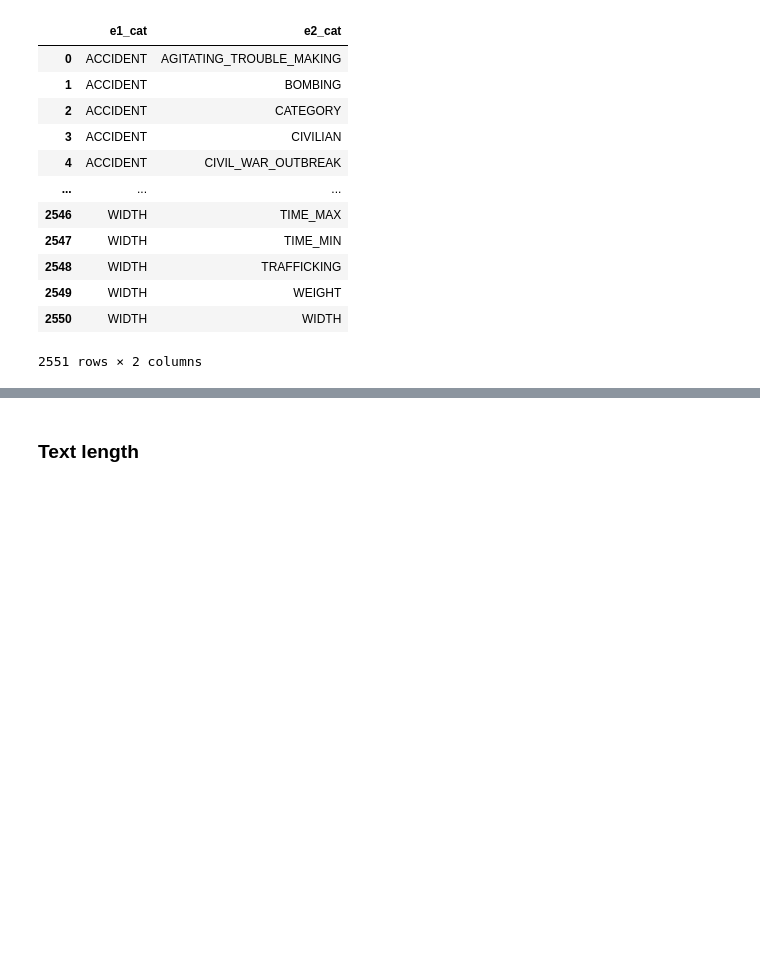
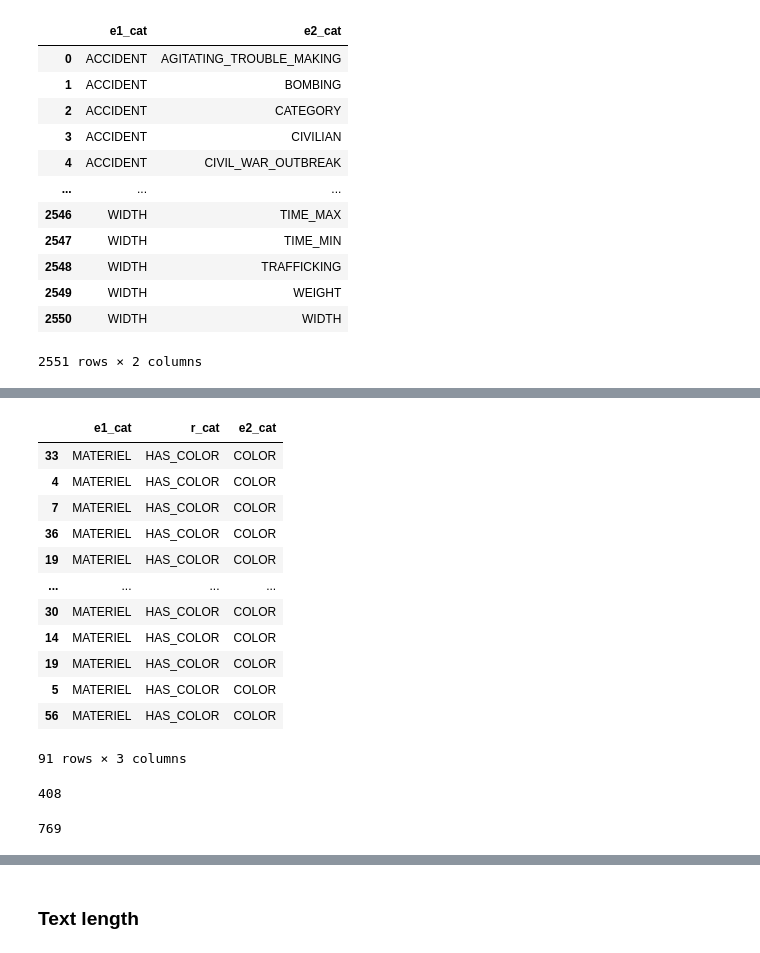
Before and after one commit to lengocluyen/relation_extraction_textmine25, a Jupyter notebook: defi_textmine_2025/eda.ipynb, the cells around one changed output, grey strips where cells are left out. Drawn from its saved outputs; the diff is of its cells as text; code cells hidden in the pictures; blank space fills up the shorter version.

```diff
--- a/defi_textmine_2025/eda.ipynb
+++ b/defi_textmine_2025/eda.ipynb
@@ -779,0 +826,24 @@ entity_pairs_never_in_relation_df
+# %%
+entity_relation_cat_df.query("e2_cat=='COLOR'")#.shape[0]
+# %% [output]
+|  | e1_cat | r_cat | e2_cat |
+| 33 | MATERIEL | HAS_COLOR | COLOR |
+| 4 | MATERIEL | HAS_COLOR | COLOR |
+| 7 | MATERIEL | HAS_COLOR | COLOR |
+| 36 | MATERIEL | HAS_COLOR | COLOR |
+| 19 | MATERIEL | HAS_COLOR | COLOR |
+| ... | ... | ... | ... |
+| 30 | MATERIEL | HAS_COLOR | COLOR |
+| 14 | MATERIEL | HAS_COLOR | COLOR |
+| 19 | MATERIEL | HAS_COLOR | COLOR |
+| 5 | MATERIEL | HAS_COLOR | COLOR |
+| 56 | MATERIEL | HAS_COLOR | COLOR |
+91 rows × 3 columns
+# %%
+entity_relation_cat_df.query("e1_cat=='MATERIEL'").shape[0]
+# %% [output]
+408
+# %%
+entity_relation_cat_df.query("r_cat=='HAS_CONSEQUENCE'").shape[0]
+# %% [output]
+769
```
Also changed, not shown: parts of 27 cells of this notebook, 5 other files.
